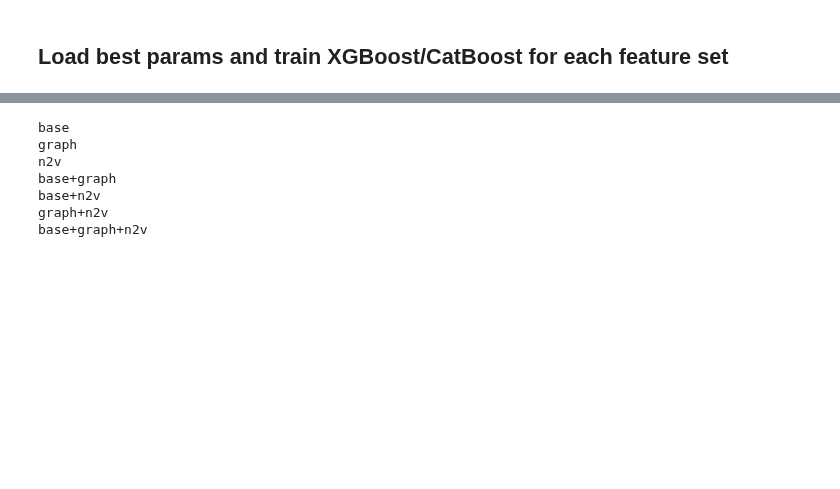
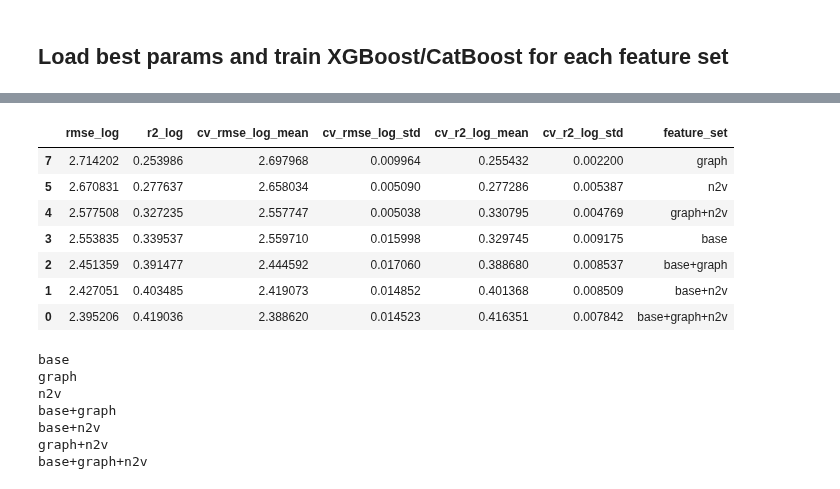
Before and after one commit to TheDeafOne/collaborative-success-research, a Jupyter notebook: modeling/modeling.ipynb, the cells around one changed output, grey strips where cells are left out. Saved outputs shown, nothing was run; the diff lists cells and outputs as text; code cells hidden in the pictures; blank space fills up the shorter version.

```diff
--- a/modeling/modeling.ipynb
+++ b/modeling/modeling.ipynb
@@ -164,0 +405,14 @@ Train rows: 69037, Test rows: 17260
+# %%
+best_df = pd.read_csv("best_results.csv")
+
+
+def load_best_params(model_name: str) -> dict:
+    row = best_df.loc[best_df["model"] == model_name]
+    if row.empty:
+        raise ValueError(f"No params for {model_name} in best_results.csv")
+    raw = ast.literal_eval(row.iloc[0]["best_params"])
+    return {k.split("__")[-1]: v for k, v in raw.items()}
+
+
+xgb_params = load_best_params("xgboost")
+cat_params = load_best_params("catboost")
@@ -164,0 +495,21 @@ Train rows: 69037, Test rows: 17260
+# %%
+
+# ---- Test-set metrics (LOG ONLY) ----
+metrics = evaluate_log("catboost", best_cat, X_test, y_test_log)
+metrics.update(
+    {
+        "feature_set": FS_KEY,
+        "cv_rmse_log_mean": float(-np.mean(cv_cat["test_rmse_log"])),
+        "cv_rmse_log_std":  float(np.std(cv_cat["test_rmse_log"])),
+        "cv_r2_log_mean":   float(np.mean(cv_cat["test_r2_log"])),
+        "cv_r2_log_std":    float(np.std(cv_cat["test_r2_log"])),
+        "best_params": best_params,
+    }
+)
+
+results_df = pd.DataFrame([metrics])
+display(results_df)
+
+best_model = best_cat
+best_features = X_test
+feature_names = list(X_train.columns)
@@ -327,3 +701,14 @@ Train rows: 69037, Test rows: 17260
+# %%
+results_df[results_df['model'] == 'catboost'].sort_values('r2_log').drop(columns=['model'])
+# %% [output]
+|  | rmse_log | r2_log | cv_rmse_log_mean | cv_rmse_log_std | cv_r2_log_mean | cv_r2_log_std | feature_set |
+| 7 | 2.714202 | 0.253986 | 2.697968 | 0.009964 | 0.255432 | 0.002200 | graph |
+| 5 | 2.670831 | 0.277637 | 2.658034 | 0.005090 | 0.277286 | 0.005387 | n2v |
+| 4 | 2.577508 | 0.327235 | 2.557747 | 0.005038 | 0.330795 | 0.004769 | graph+n2v |
+| 3 | 2.553835 | 0.339537 | 2.559710 | 0.015998 | 0.329745 | 0.009175 | base |
+| 2 | 2.451359 | 0.391477 | 2.444592 | 0.017060 | 0.388680 | 0.008537 | base+graph |
+| 1 | 2.427051 | 0.403485 | 2.419073 | 0.014852 | 0.401368 | 0.008509 | base+n2v |
+| 0 | 2.395206 | 0.419036 | 2.388620 | 0.014523 | 0.416351 | 0.007842 | base+graph+n2v |
 # %%
 
 # best_df = pd.read_csv("best_results.csv")
```
Also changed, not shown: parts of 10 cells of this notebook, 4 other files.
